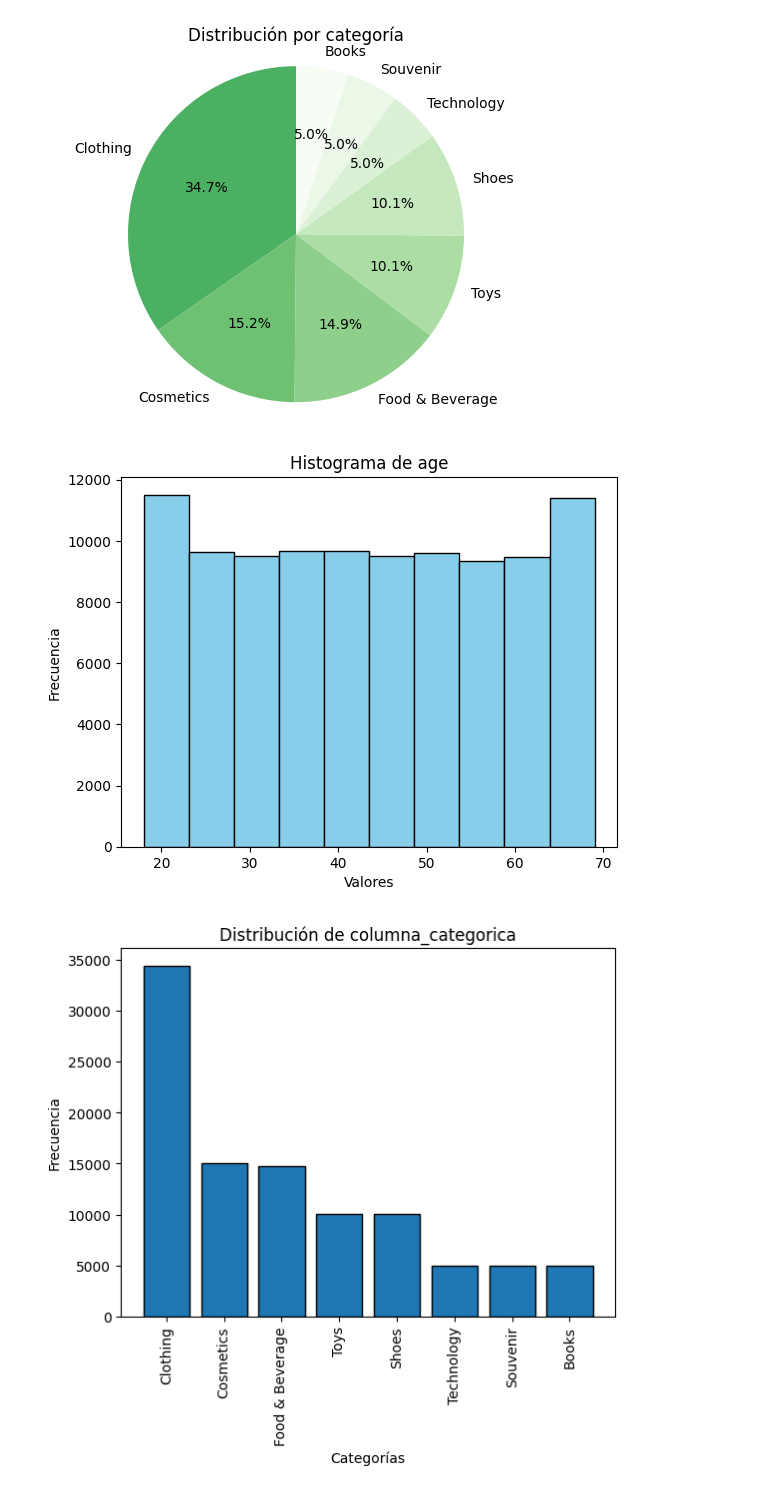
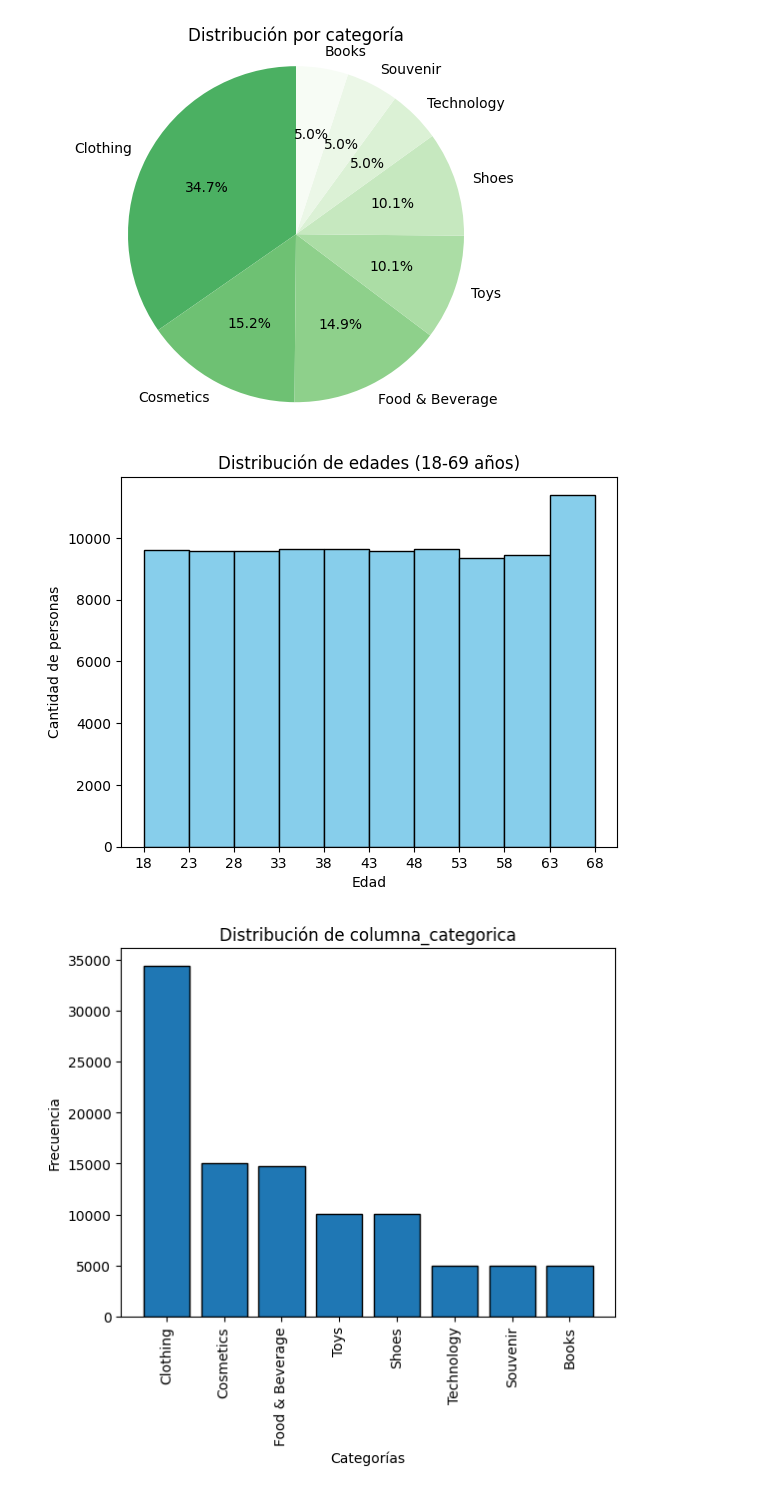
Before and after one commit to federico2018lc/InnovacionDatosProyectoFinal, a Jupyter notebook: analisis_datos_EDA.ipynb, the cells around one changed output. Saved outputs shown, nothing was run; the diff lists cells and outputs as text; code cells hidden in the pictures.

```diff
--- a/analisis_datos_EDA.ipynb
+++ b/analisis_datos_EDA.ipynb
@@ -346,13 +346,16 @@ plt.show()
 # %% [output]
 [figure]
 # %%
-plt.hist(df['age'], bins=10, color='skyblue', edgecolor='black')
-plt.title('Histograma de age')
-plt.xlabel('Valores')
-plt.ylabel('Frecuencia')
+
+
+plt.hist(df['age'].dropna(), bins=range(18, 69, 5), color='skyblue', edgecolor='black')
+plt.title('Distribución de edades (18-69 años)')
+plt.xlabel('Edad')
+plt.ylabel('Cantidad de personas')
+plt.xticks(range(18, 69, 5))
 plt.show()
 # %% [output]
-[figure, old version]
+[figure, new version]
 # %%
 # Contar cuántas veces aparece cada categoría
 valores = df['category'].value_counts()
```
Also changed, not shown: parts of 13 cells of this notebook.
